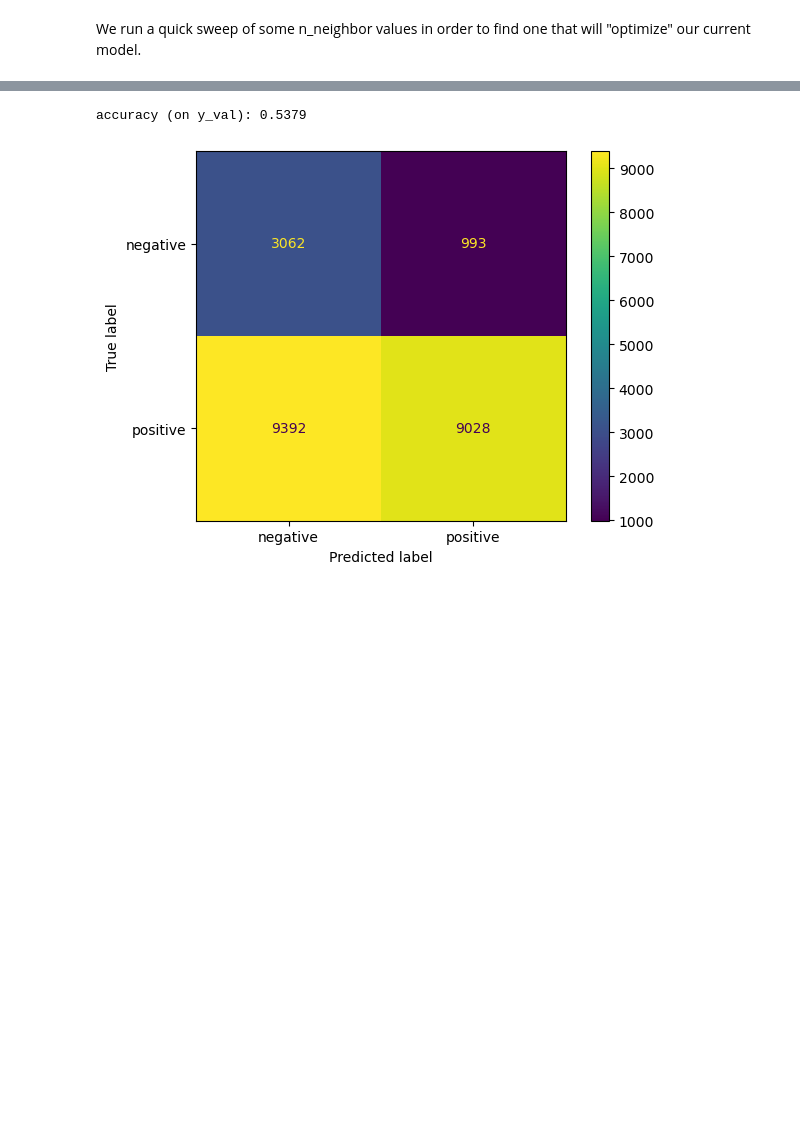
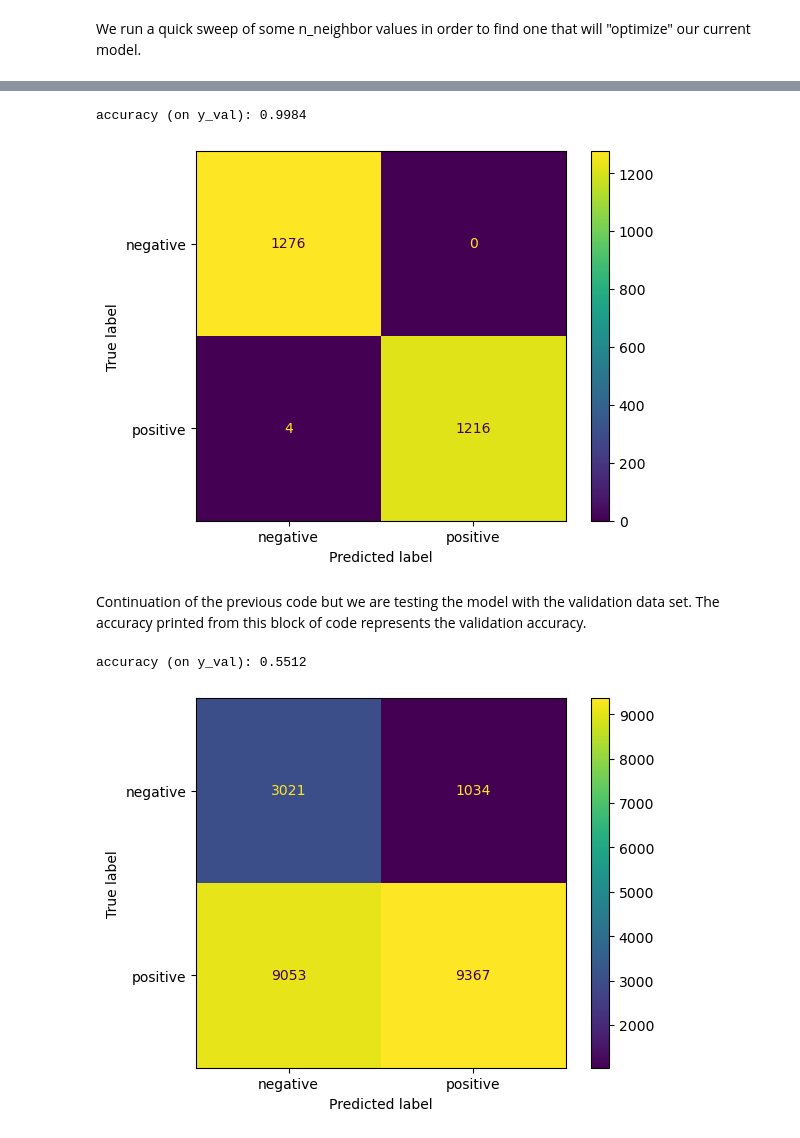
Before and after one commit to entrylevelcs/CS39AA-Project, a Jupyter notebook: project_part2.ipynb, the cells around one changed output, grey strips where cells are left out. Cells and saved outputs as stored; diff of their text form; code cells hidden in the pictures; blank space fills up the shorter version.

```diff
--- a/project_part2.ipynb
+++ b/project_part2.ipynb
@@ -139,3 +146,16 @@ Now we do the same thing but with the AI generated data set.
+# %%
+model = KNeighborsClassifier(n_neighbors=16,weights='distance')
+model = model.fit(X1_train, y1)
+
+predictions_val = model.predict(X1_train)
+disp = ConfusionMatrixDisplay(confusion_matrix(y1, predictions_val), display_labels=['negative', 'positive'])
+disp.plot()
+print(f"accuracy (on y_val): {accuracy_score(y1, predictions_val):.4f}")
+# %% [output]
+accuracy (on y_val): 0.9984
+[figure, added]
+# %% [markdown]
+Continuation of the previous code but we are testing the model with the validation data set. The accuracy printed from this block of code represents the validation accuracy.
 # %%
 model = model.fit(X1_train, y1)
 
@@ -144,5 +164,5 @@ disp = ConfusionMatrixDisplay(confusion_matrix(y_val, predictions_val), display_
 disp.plot()
 print(f"accuracy (on y_val): {accuracy_score(y_val, predictions_val):.4f}")
 # %% [output]
-accuracy (on y_val): 0.5379
+accuracy (on y_val): 0.5512
-[figure, old version]
+[figure, new version]
```
Also changed, not shown: parts of 12 cells of this notebook.
